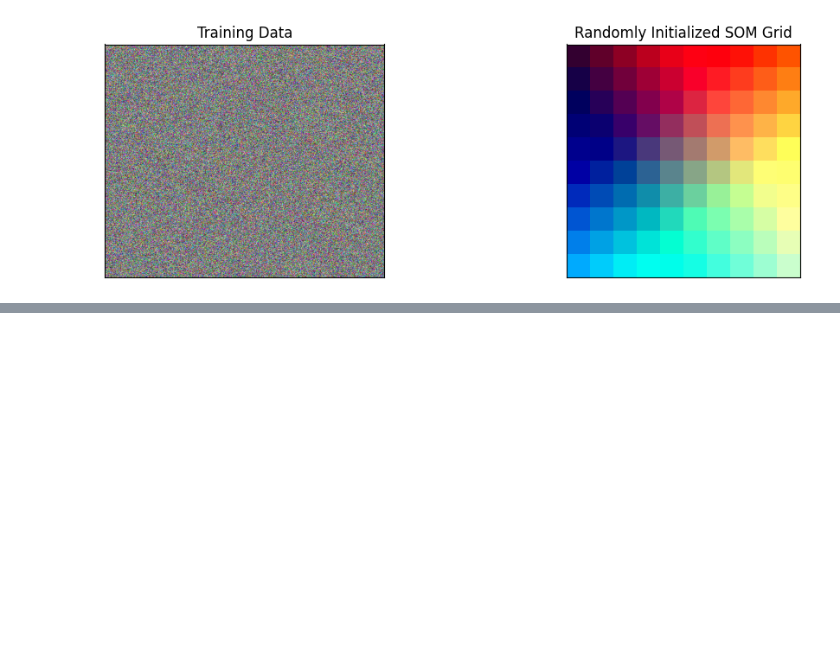
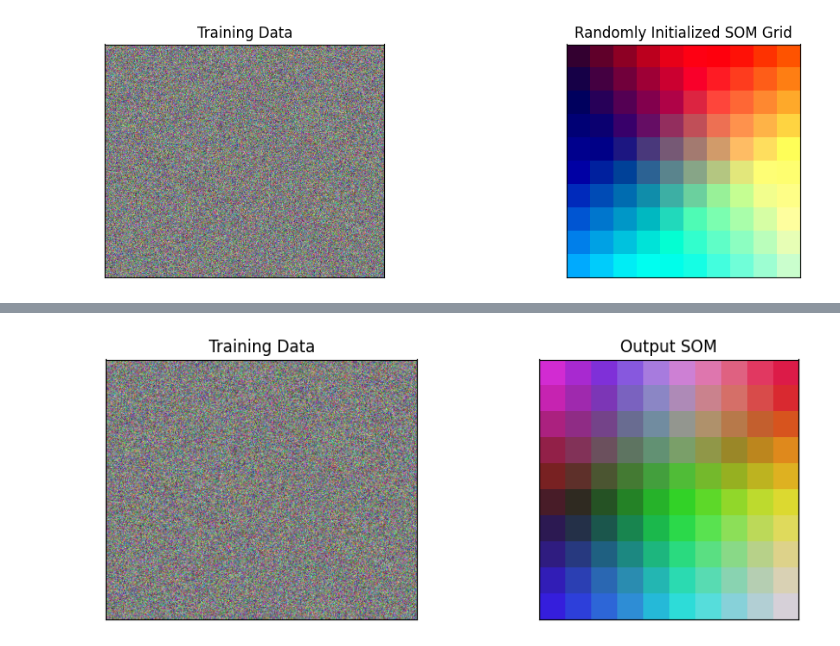
Before and after one commit to JaumeSanCol/TFG, a Jupyter notebook: notebooks/base.ipynb, the cells around one changed output, grey strips where cells are left out. Saved outputs shown, nothing was run; the diff lists cells and outputs as text; code cells hidden in the pictures; blank space fills up the shorter version.

```diff
--- a/notebooks/base.ipynb
+++ b/notebooks/base.ipynb
@@ -73,0 +75,11 @@ for epochs, i in zip([1, 4,5,10], range(0,4)):
+# %%
+fig, ax = plt.subplots(
+    nrows=1, ncols=2, figsize=(10, 3.5),
+    subplot_kw=dict(xticks=[], yticks=[]))
+ax[0].imshow(train_data.reshape(500, 600, 3))
+ax[0].title.set_text('Training Data')
+ax[1].imshow(som.re_scale().astype(int))
+ax[1].title.set_text('Output SOM')
+plt.savefig('img/colores_visualización.png', dpi=300)
+# %% [output]
+[figure, added]
```
Also changed, not shown: parts of 10 cells of this notebook, 13 other files.
